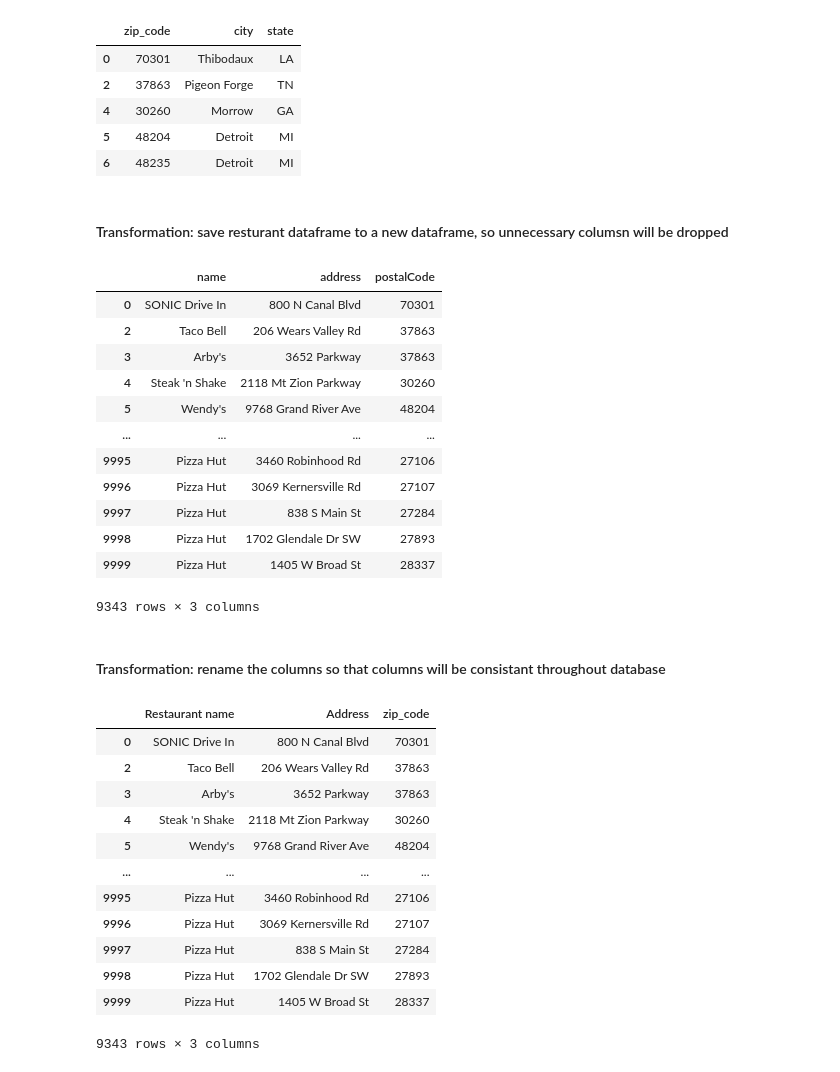
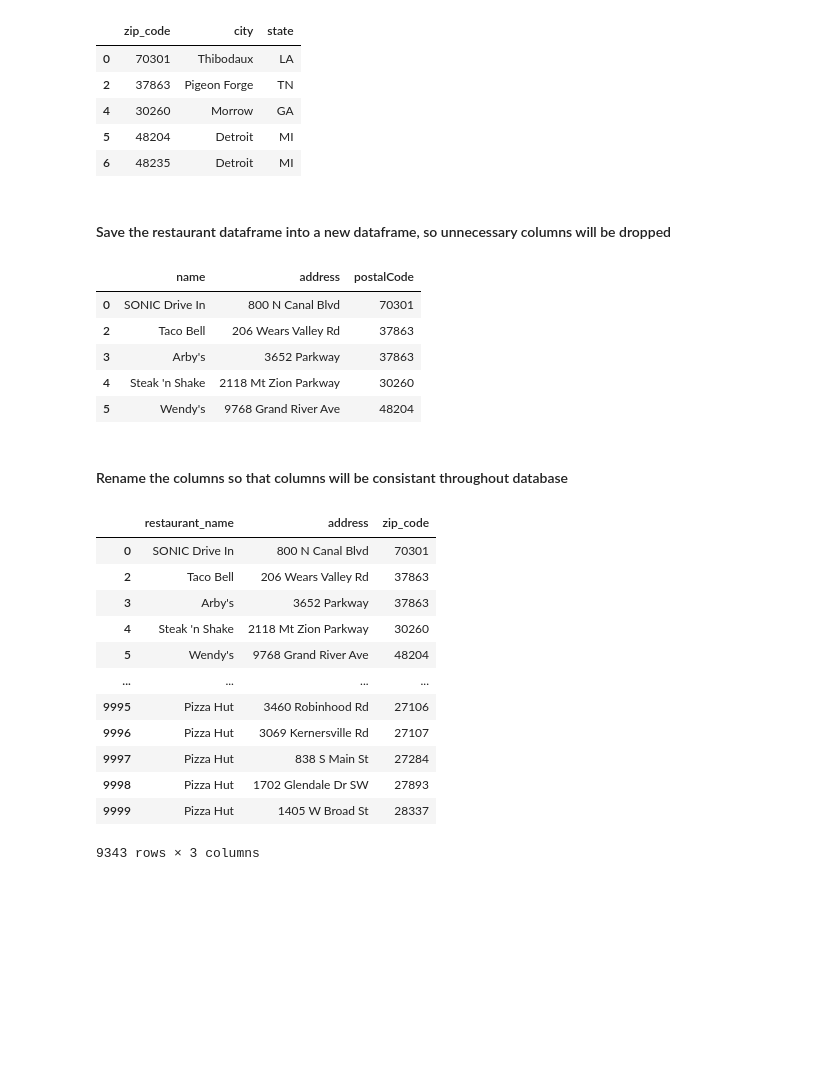
Before and after one commit to poojaisabelle/ETL-Project, a Jupyter notebook: 02_transform_restaurant/02_transform_restaurant_rouhong_kat.ipynb, the cells around one changed output. Cells and saved outputs as stored; diff of their text form; code cells hidden in the pictures; blank space fills up the shorter version.

Commit message:
Add some notes to file transform restaurant

```diff
--- a/02_transform_restaurant/02_transform_restaurant_rouhong_kat.ipynb
+++ b/02_transform_restaurant/02_transform_restaurant_rouhong_kat.ipynb
@@ -82,6 +72,6 @@ memory usage: 1.1+ MB
 # %%
 # Cleanse ZIP Code to retain only 5 characters
-restaurant_df["postalCode"] = restaurant_df["postalCode"].apply(lambda x: x.split("-")[0])
+restaurant_df["postalCode"] = restaurant_df["postalCode"].apply(lambda x: x.split("-")[0].strip())
 # %%
 # Verify ZIP Codes all cleansed to 5 characters only
 restaurant_df['zip_check'] = restaurant_df['postalCode'].apply(len)
@@ -148,33 +132,26 @@ zip_code_df.head()
 # Export ZIP Code dataframe into CSV file
 zip_code_df.to_csv('zip_code.csv', index=False)
 # %% [markdown]
-#### Transformation: save resturant dataframe to a new dataframe, so unnecessary columsn will be dropped
+#### Save the restaurant dataframe into a new dataframe, so unnecessary columns will be dropped
 # %%
-# Save resturant dataframe to a new dataframe
+# Save restaurant dataframe to a new dataframe
 
 restaurant_clean_df = restaurant_df[["name","address","postalCode"]]
-restaurant_clean_df
+restaurant_clean_df.head()
 # %% [output]
 |  | name | address | postalCode |
 | 0 | SONIC Drive In | 800 N Canal Blvd | 70301 |
 | 2 | Taco Bell | 206 Wears Valley Rd | 37863 |
 | 3 | Arby's | 3652 Parkway | 37863 |
 | 4 | Steak 'n Shake | 2118 Mt Zion Parkway | 30260 |
 | 5 | Wendy's | 9768 Grand River Ave | 48204 |
-| ... | ... | ... | ... |
-| 9995 | Pizza Hut | 3460 Robinhood Rd | 27106 |
-| 9996 | Pizza Hut | 3069 Kernersville Rd | 27107 |
-| 9997 | Pizza Hut | 838 S Main St | 27284 |
-| 9998 | Pizza Hut | 1702 Glendale Dr SW | 27893 |
-| 9999 | Pizza Hut | 1405 W Broad St | 28337 |
-9343 rows × 3 columns
 # %% [markdown]
-#### Transformation: rename the columns so that columns will be consistant throughout database
+#### Rename the columns so that columns will be consistant throughout database
 # %%
-restaurant_clean_df = restaurant_clean_df.rename(columns={"name":"restaurant name", "address":"address", "postalCode":"zip_code"})
+restaurant_clean_df = restaurant_clean_df.rename(columns={"name":"restaurant_name", "address":"address", "postalCode":"zip_code"})
 restaurant_clean_df
 # %% [output]
-|  | Restaurant name | Address | zip_code |
+|  | restaurant_name | address | zip_code |
 | 0 | SONIC Drive In | 800 N Canal Blvd | 70301 |
 | 2 | Taco Bell | 206 Wears Valley Rd | 37863 |
 | 3 | Arby's | 3652 Parkway | 37863 |
```
Also changed, not shown: parts of 16 cells of this notebook, 3 other files.
